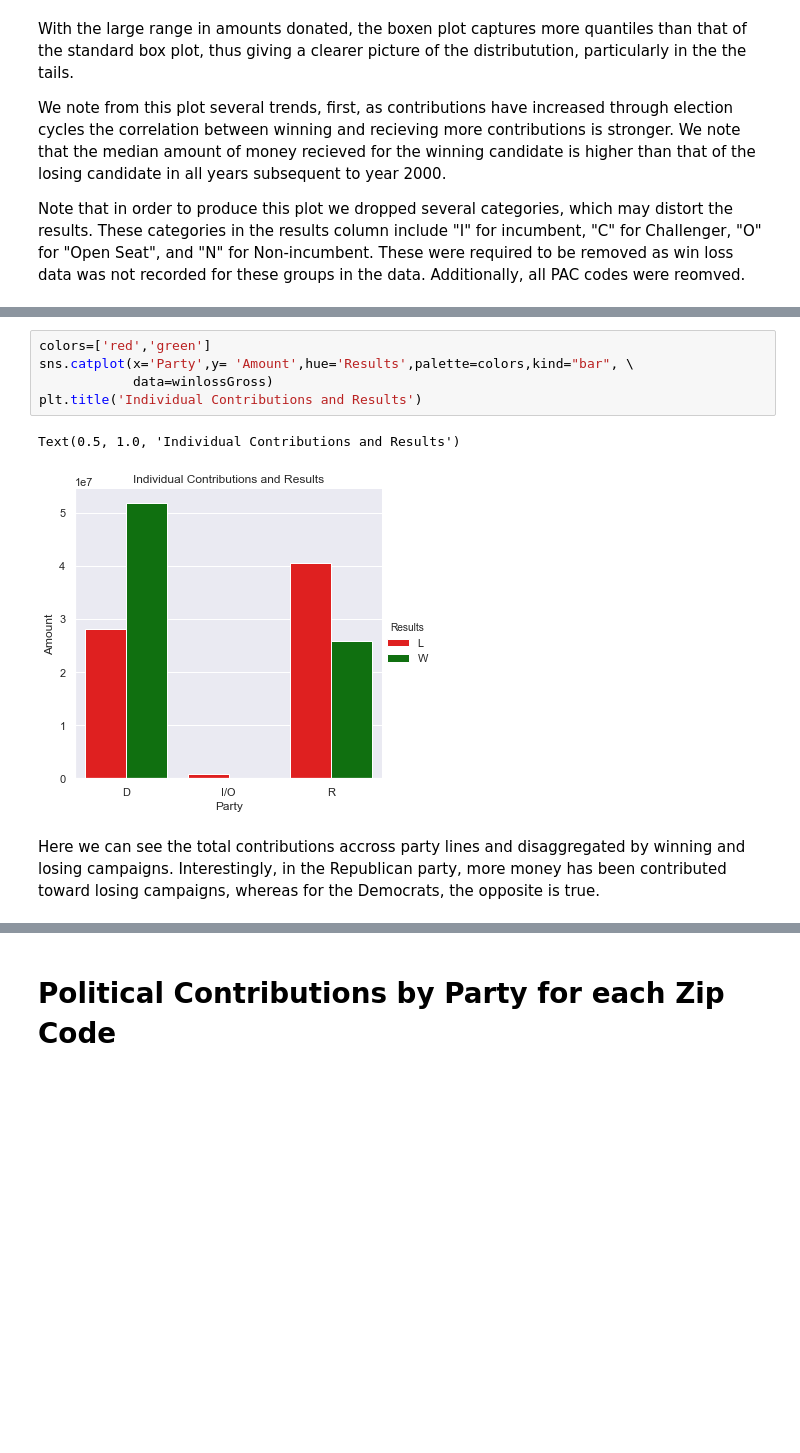
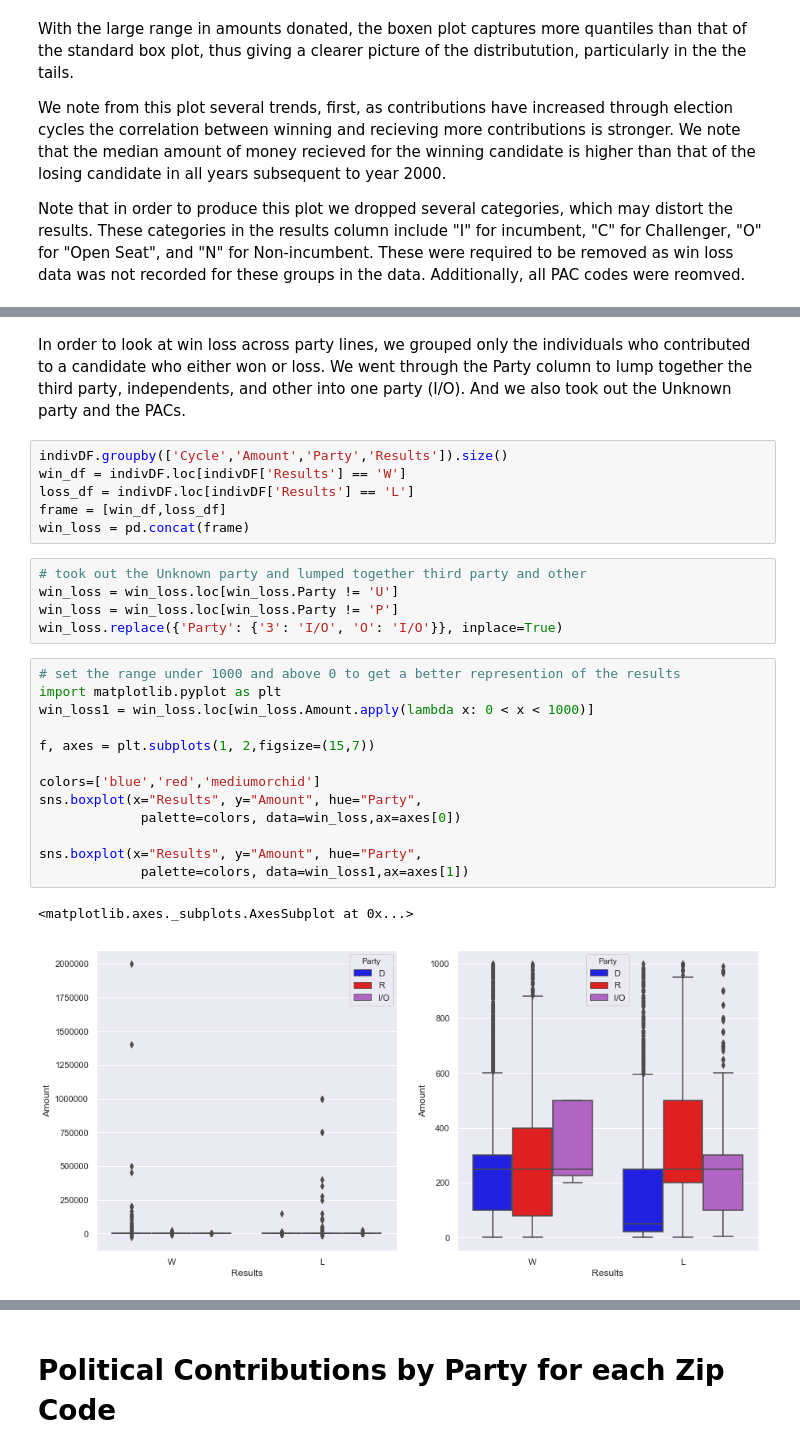
Before and after one commit to dslachar/analysis_of_crp_data, a Jupyter notebook: Colorado's_Political_Landscape2.ipynb, the cells around one changed output, grey strips where cells are left out. Cells and saved outputs as stored; diff of their text form; blank space fills up the shorter version.

```diff
--- a/Colorado's_Political_Landscape2.ipynb
+++ b/Colorado's_Political_Landscape2.ipynb
@@ -208,10 +200,29 @@ winlossGross = indivDF.loc[np.logical_and.reduce((indivDF.Party != 'U', indivDF.
-# %%
-colors=['red','green']
-sns.catplot(x='Party',y= 'Amount',hue='Results',palette=colors,kind="bar", \
-            data=winlossGross)
-plt.title('Individual Contributions and Results')
-# %% [output]
-Text(0.5, 1.0, 'Individual Contributions and Results')
-[figure, removed]
-# %% [markdown]
-Here we can see the total contributions accross party lines and disaggregated by winning and losing campaigns. Interestingly, in the Republican party, more money has been contributed toward losing campaigns, whereas for the Democrats, the opposite is true.
+# %% [markdown]
+In order to look at win loss across party lines, we grouped only the individuals who contributed to a candidate who either won or loss. We went through the Party column to lump together the third party, independents, and other into one party (I/O). And we also took out the Unknown party and the PACs.
+# %%
+indivDF.groupby(['Cycle','Amount','Party','Results']).size()
+win_df = indivDF.loc[indivDF['Results'] == 'W']
+loss_df = indivDF.loc[indivDF['Results'] == 'L']
+frame = [win_df,loss_df]
+win_loss = pd.concat(frame)
+# %%
+# took out the Unknown party and lumped together third party and other
+win_loss = win_loss.loc[win_loss.Party != 'U']
+win_loss = win_loss.loc[win_loss.Party != 'P']
+win_loss.replace({'Party': {'3': 'I/O', 'O': 'I/O'}}, inplace=True)
+# %%
+# set the range under 1000 and above 0 to get a better represention of the results
+import matplotlib.pyplot as plt
+win_loss1 = win_loss.loc[win_loss.Amount.apply(lambda x: 0 < x < 1000)]
+
+f, axes = plt.subplots(1, 2,figsize=(15,7))
+
+colors=['blue','red','mediumorchid']
+sns.boxplot(x="Results", y="Amount", hue="Party",
+             palette=colors, data=win_loss,ax=axes[0])
+
+sns.boxplot(x="Results", y="Amount", hue="Party",
+             palette=colors, data=win_loss1,ax=axes[1])
+# %% [output]
+<matplotlib.axes._subplots.AxesSubplot at 0x...>
+[figure, added]
```
Also changed, not shown: parts of 7 cells of this notebook.
